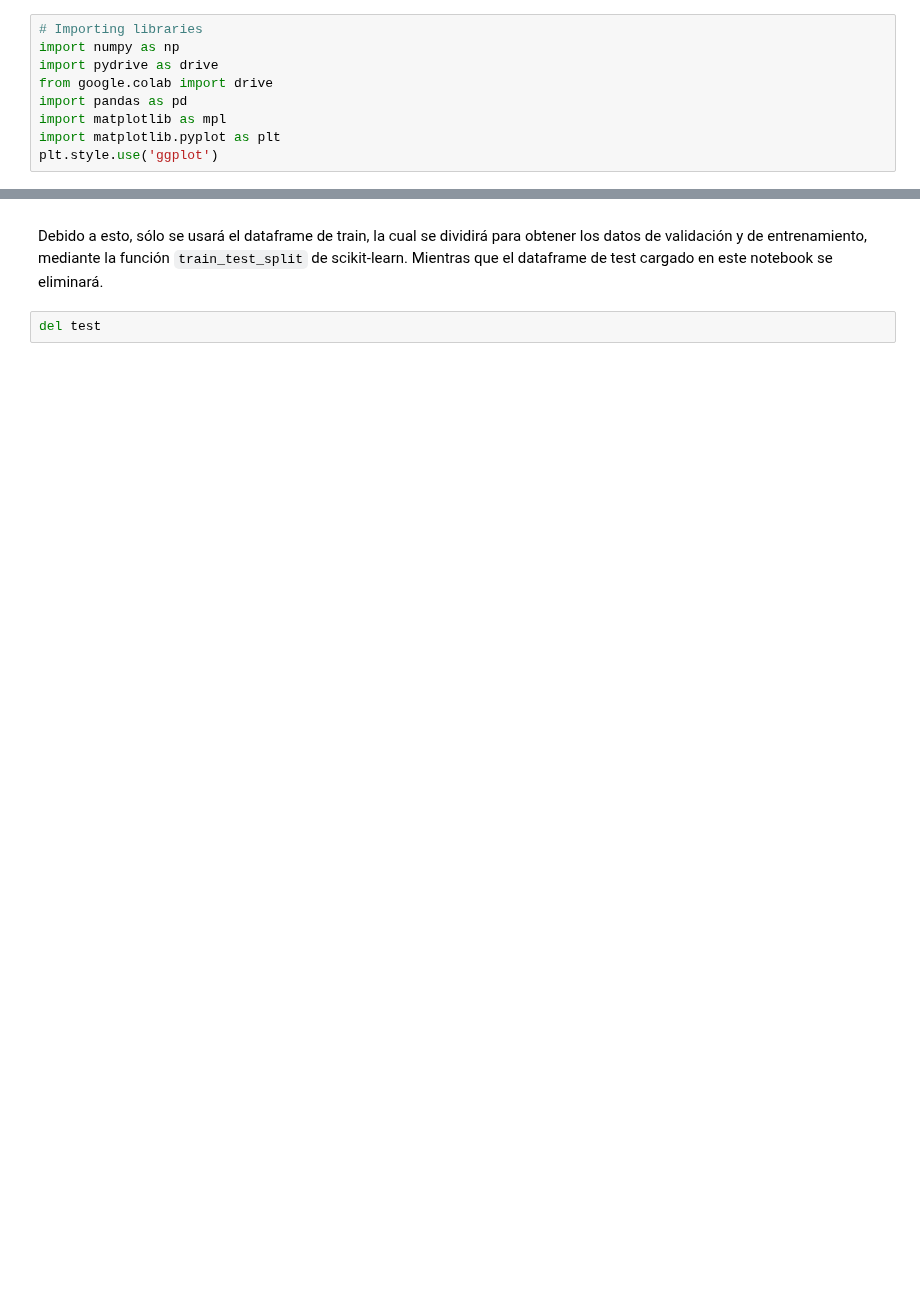
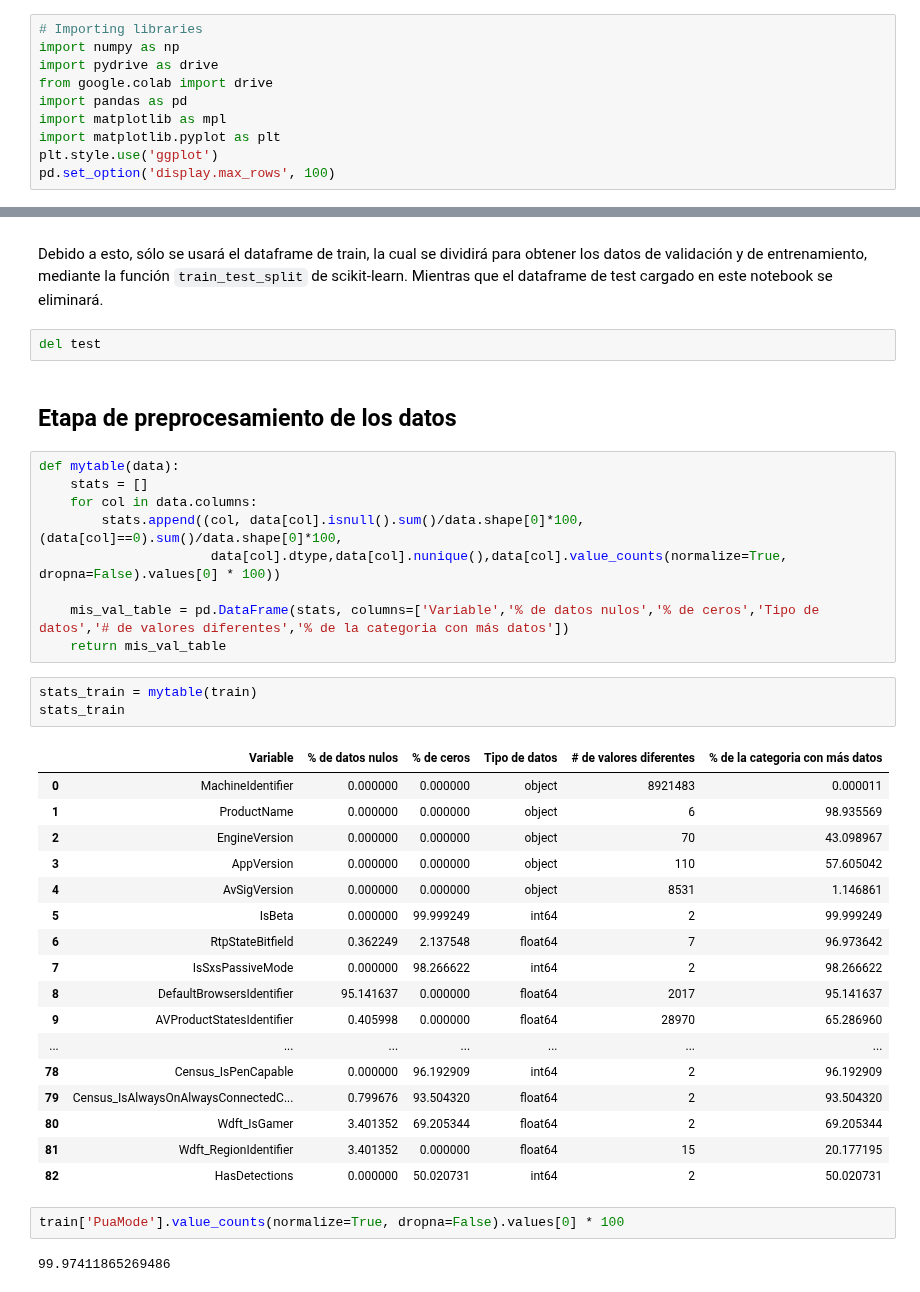
Before and after one commit to andresenrique08/ML_2020, a Jupyter notebook: Proyecto_Malware/Malware_v1.ipynb, the cells around one changed output, grey strips where cells are left out. Cells and saved outputs as stored; diff of their text form; blank space fills up the shorter version.

````diff
--- a/Proyecto_Malware/Malware_v1.ipynb
+++ b/Proyecto_Malware/Malware_v1.ipynb
@@ -23,6 +23,7 @@ import pandas as pd
 import matplotlib as mpl
 import matplotlib.pyplot as plt
 plt.style.use('ggplot')
+pd.set_option('display.max_rows', 100)
 # %% [markdown]
 Se dan los permisos para acceder al almecenamiento de drive.
 # %%
@@ -107,3 +117,39 @@ Sin embargo, se indagó en la página de la <a href="https://www.kaggle.com/c/mi
 Debido a esto, sólo se usará el dataframe de train, la cual se dividirá para obtener los datos de validación y de entrenamiento, mediante la función ```train_test_split``` de scikit-learn. Mientras que el dataframe de test cargado en este notebook se eliminará.
 # %%
 del test
+# %% [markdown]
+## Etapa de preprocesamiento de los datos
+# %%
+def mytable(data):
+    stats = []
+    for col in data.columns:
+        stats.append((col, data[col].isnull().sum()/data.shape[0]*100, (data[col]==0).sum()/data.shape[0]*100,
+                      data[col].dtype,data[col].nunique(),data[col].value_counts(normalize=True, dropna=False).values[0] * 100))
+
+    mis_val_table = pd.DataFrame(stats, columns=['Variable','% de datos nulos','% de ceros','Tipo de datos','# de valores diferentes','% de la categoria con más datos'])
+    return mis_val_table
+# %%
+stats_train = mytable(train)
+stats_train
+# %% [output]
+|  | Variable | % de datos nulos | % de ceros | Tipo de datos | # de valores diferentes | % de la categoria con más datos |
+| 0 | MachineIdentifier | 0.000000 | 0.000000 | object | 8921483 | 0.000011 |
+| 1 | ProductName | 0.000000 | 0.000000 | object | 6 | 98.935569 |
+| 2 | EngineVersion | 0.000000 | 0.000000 | object | 70 | 43.098967 |
+| 3 | AppVersion | 0.000000 | 0.000000 | object | 110 | 57.605042 |
+| 4 | AvSigVersion | 0.000000 | 0.000000 | object | 8531 | 1.146861 |
+| 5 | IsBeta | 0.000000 | 99.999249 | int64 | 2 | 99.999249 |
+| 6 | RtpStateBitfield | 0.362249 | 2.137548 | float64 | 7 | 96.973642 |
+| 7 | IsSxsPassiveMode | 0.000000 | 98.266622 | int64 | 2 | 98.266622 |
+| 8 | DefaultBrowsersIdentifier | 95.141637 | 0.000000 | float64 | 2017 | 95.141637 |
+| 9 | AVProductStatesIdentifier | 0.405998 | 0.000000 | float64 | 28970 | 65.286960 |
+| ... | ... | ... | ... | ... | ... | ... |
+| 78 | Census_IsPenCapable | 0.000000 | 96.192909 | int64 | 2 | 96.192909 |
+| 79 | Census_IsAlwaysOnAlwaysConnectedC... | 0.799676 | 93.504320 | float64 | 2 | 93.504320 |
+| 80 | Wdft_IsGamer | 3.401352 | 69.205344 | float64 | 2 | 69.205344 |
+| 81 | Wdft_RegionIdentifier | 3.401352 | 0.000000 | float64 | 15 | 20.177195 |
+| 82 | HasDetections | 0.000000 | 50.020731 | int64 | 2 | 50.020731 |
+# %%
+train['PuaMode'].value_counts(normalize=True, dropna=False).values[0] * 100
+# %% [output]
+99.97411865269486
````
Also changed, not shown: parts of 3 cells of this notebook.
